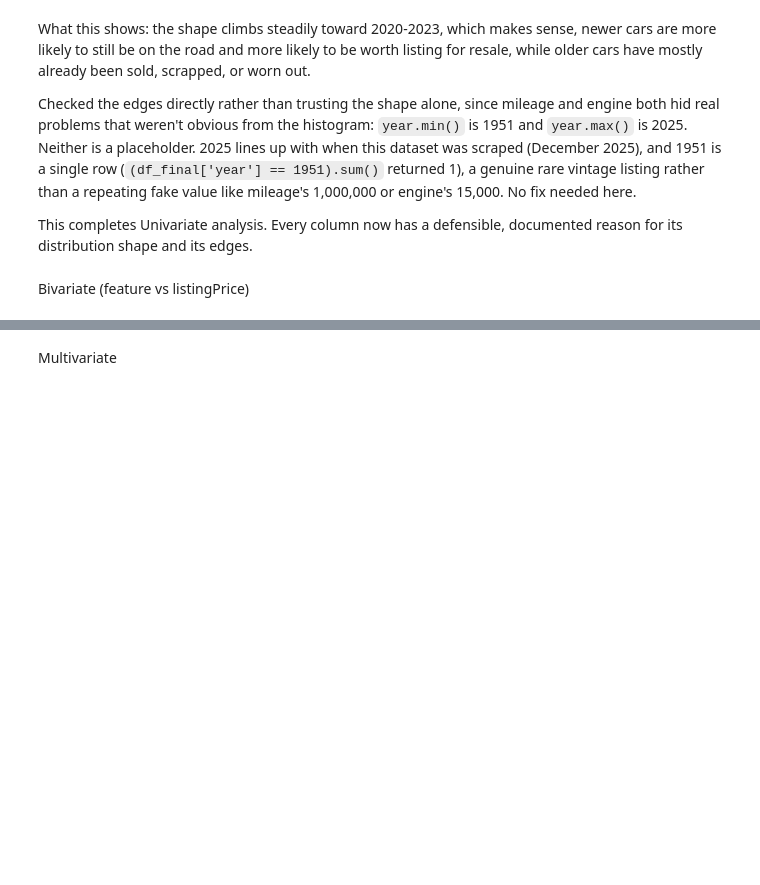
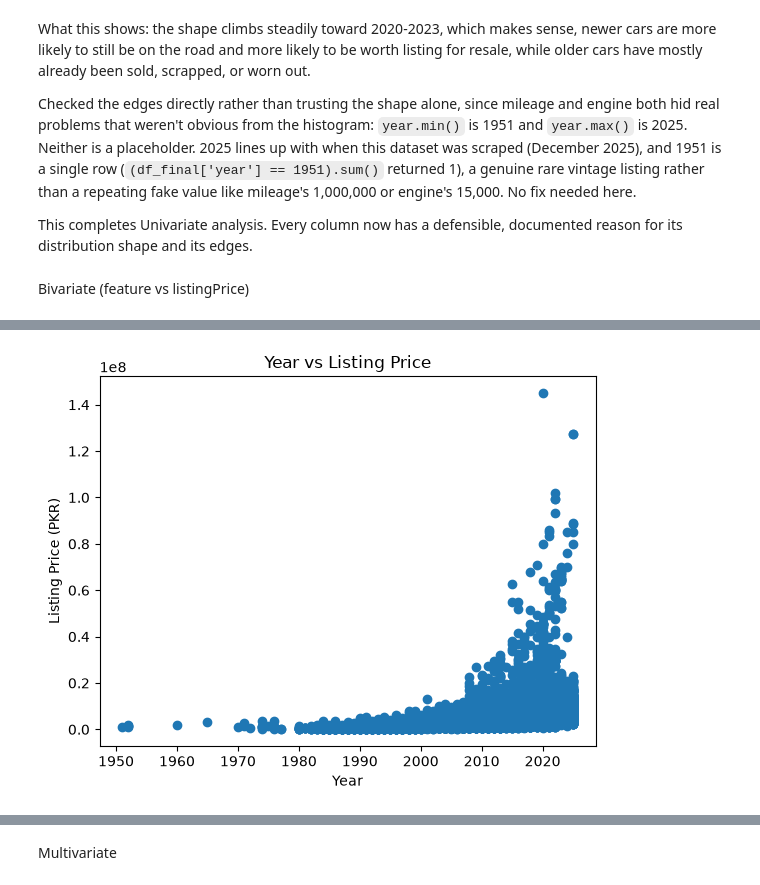
Before and after one commit to msumar7426/AI-ML-Journey, a Jupyter notebook: 01_Linear_Regression/project/used_car_price_prediction.ipynb, the cells around one changed output, grey strips where cells are left out. Saved outputs shown, nothing was run; the diff lists cells and outputs as text; code cells hidden in the pictures; blank space fills up the shorter version.

```diff
--- a/01_Linear_Regression/project/used_car_price_prediction.ipynb
+++ b/01_Linear_Regression/project/used_car_price_prediction.ipynb
@@ -386,0 +409,8 @@ Bivariate (feature vs listingPrice)
+# %%
+plt.scatter(df_final['year'], df_final['listingPrice'])
+plt.xlabel('Year')
+plt.ylabel('Listing Price (PKR)')
+plt.title('Year vs Listing Price')
+plt.show()
+# %% [output]
+[figure, added]
```
Also changed, not shown: parts of 7 cells of this notebook, 1 other file.
